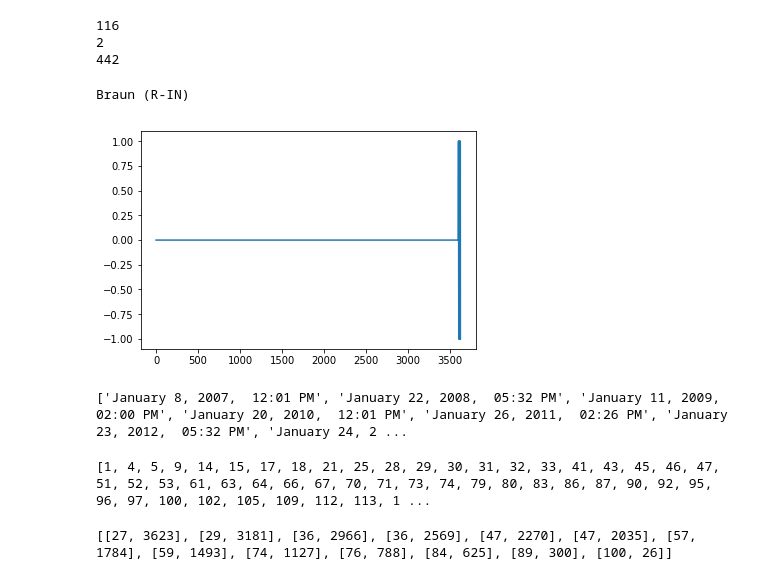
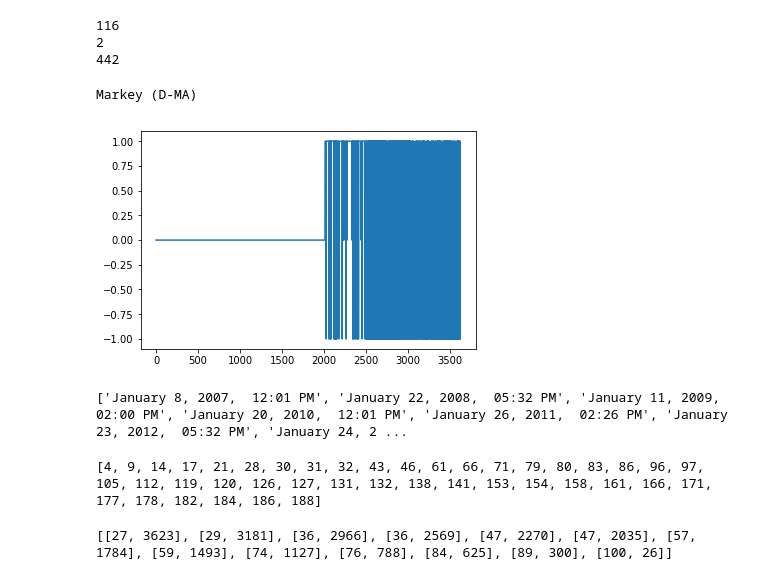
Before and after one commit to vivekmyers/Athenius, a Jupyter notebook: pyscripts/data_2.ipynb, the cells around one changed output. Cells and saved outputs as stored; diff of their text form; code cells hidden in the pictures.

Commit message:
data visualization, party separation

```diff
--- a/pyscripts/data_2.ipynb
+++ b/pyscripts/data_2.ipynb
@@ -37,13 +37,13 @@ arr = arr[:, indices]
 # %%
 def infoRep(repid):
     print(reps[repid])
     plt.plot(arr[repid])
     plt.show()
 
-infoRep(20)
+infoRep(120)
 # %% [output]
-Braun (R-IN)
+Markey (D-MA)
-[figure, old version]
+[figure, new version]
 # %%
 # first bill of each session
 firstbills = []
@@ -82,9 +89,9 @@ def billsSince(bill):
             count += 1
     return count
 # %%
-print(filterReps(firstbills[-2])) # test
+print(filterByParty(filterReps(firstbills[-2]), "D")) # test
 # %% [output]
-[1, 4, 5, 9, 14, 15, 17, 18, 21, 25, 28, 29, 30, 31, 32, 33, 41, 43, 45, 46, 47, 51, 52, 53, 61, 63, 64, 66, 67, 70, 71, 73, 74, 79, 80, 83, 86, 87, 90, 92, 95, 96, 97, 100, 102, 105, 109, 112, 113, 1 ...
+[4, 9, 14, 17, 21, 28, 30, 31, 32, 43, 46, 61, 66, 71, 79, 80, 83, 86, 96, 97, 105, 112, 119, 120, 126, 127, 131, 132, 138, 141, 153, 154, 158, 161, 166, 171, 177, 178, 182, 184, 186, 188]
 # %%
 # how far back can we go while still having N active senators from then to today?
 Ns = []
```
Also changed, not shown: parts of 3 cells of this notebook, 3 other files.
